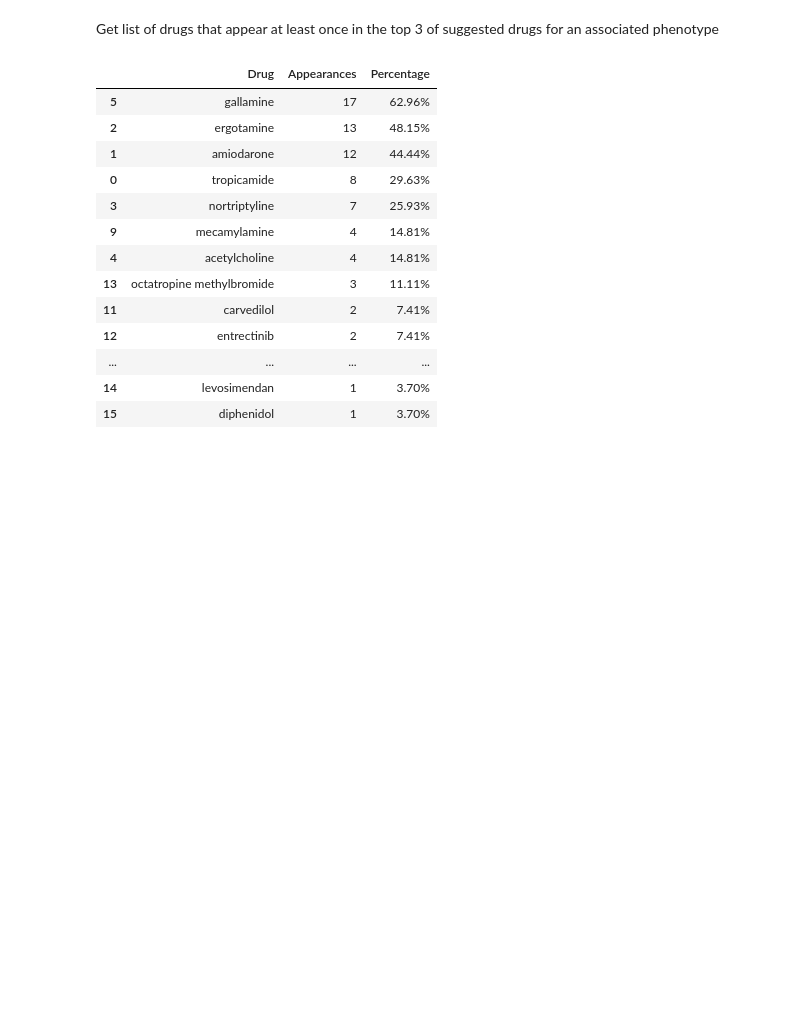
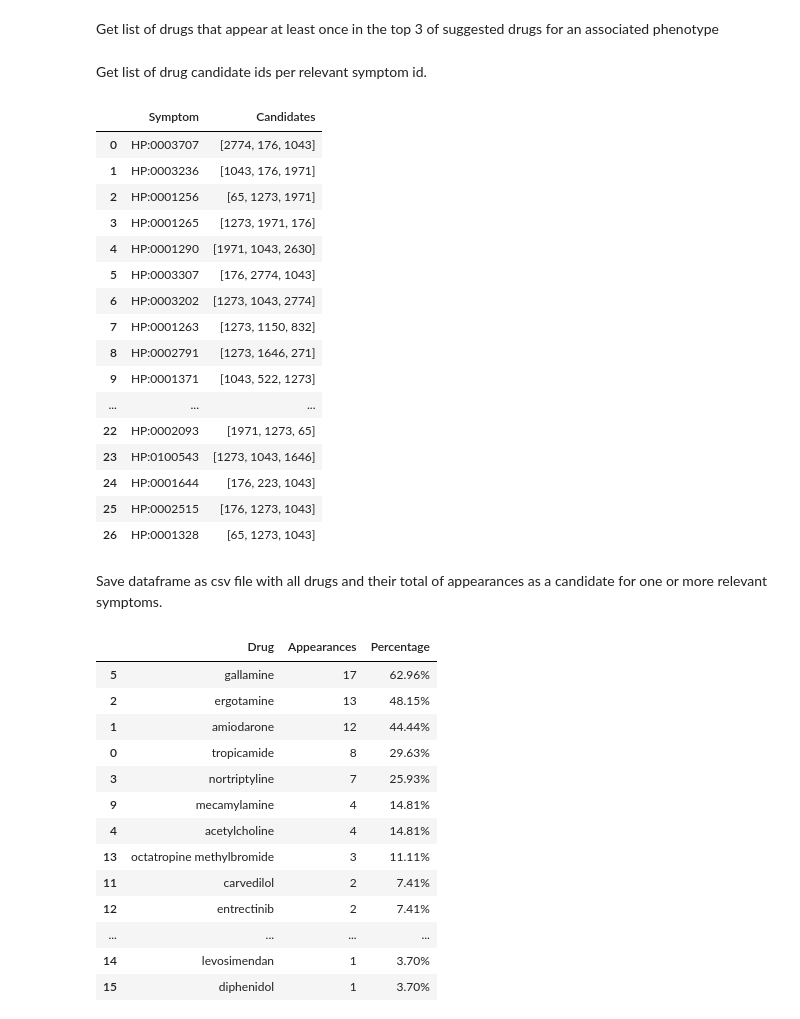
Before and after one commit to rosazwart/XAIFO-ThesisProject, a Jupyter notebook: predictor.ipynb, the cells around one changed output. Cells and saved outputs as stored; diff of their text form; code cells hidden in the pictures; blank space fills up the shorter version.

Commit message:
in process of separating explanations from predictions notebook

```diff
--- a/predictor.ipynb
+++ b/predictor.ipynb
@@ -1038,4 +1038,61 @@ nodes.loc[[6315]]
 | 6315 | WBPhenotype:0001833 | phenotype | membrane trafficking variant | 9 |
 # %% [markdown]
 Get list of drugs that appear at least once in the top 3 of suggested drugs for an associated phenotype
+# %%
+def add_drug_candidate(candidates, drug_name):
+    if drug_name in candidates:
+        candidates[drug_name] += 1
+    else:
+        candidates[drug_name] = 1
+
+    return candidates
+
+drug_candidates = {}
+symptom_drugs = {}
+
+for ind, symptom in symptoms.iterrows():
+    symptom_id = symptom['tail']
+    symptom_drugs[symptom_id] = []
+
+    predictions = candidates(nodes, symptom_id, best_x)
+    ordered_predictions = predictions[predictions['semantic'] == drug_semantic].sort_values(by = ['Score'], ascending = False).head(3)
+
+    for ind, drug in ordered_predictions.iterrows():
+        symptom_drugs[symptom_id].append(drug['id'])
+        drug_candidates = add_drug_candidate(drug_candidates, drug['label'])
+# %% [markdown]
+Get list of drug candidate ids per relevant symptom id.
+# %%
+symptom_drugs_df_dict = {
+    'Symptom': [],
+    'Candidates': []
+}
+for key, val in symptom_drugs.items():
+    symptom_drugs_df_dict['Symptom'].append(key)
+    symptom_drugs_df_dict['Candidates'].append(val)
+
+symptom_drugs_df = pd.DataFrame.from_dict(symptom_drugs_df_dict)
+symptom_drugs_df.to_csv(f'output/symptom_drugs_{dataset_nr}.csv', index=False)
+
+symptom_drugs_df
+# %% [output]
+|  | Symptom | Candidates |
+| 0 | HP:0003707 | [2774, 176, 1043] |
+| 1 | HP:0003236 | [1043, 176, 1971] |
+| 2 | HP:0001256 | [65, 1273, 1971] |
+| 3 | HP:0001265 | [1273, 1971, 176] |
+| 4 | HP:0001290 | [1971, 1043, 2630] |
+| 5 | HP:0003307 | [176, 2774, 1043] |
+| 6 | HP:0003202 | [1273, 1043, 2774] |
+| 7 | HP:0001263 | [1273, 1150, 832] |
+| 8 | HP:0002791 | [1273, 1646, 271] |
+| 9 | HP:0001371 | [1043, 522, 1273] |
+| ... | ... | ... |
+| 22 | HP:0002093 | [1971, 1273, 65] |
+| 23 | HP:0100543 | [1273, 1043, 1646] |
+| 24 | HP:0001644 | [176, 223, 1043] |
+| 25 | HP:0002515 | [176, 1273, 1043] |
+| 26 | HP:0001328 | [65, 1273, 1043] |
+# %% [markdown]
+Save dataframe as csv file with all drugs and their total of appearances as a candidate for one or more relevant symptoms.
 # %%
```
Also changed, not shown: parts of 13 cells of this notebook, 5 other files.
